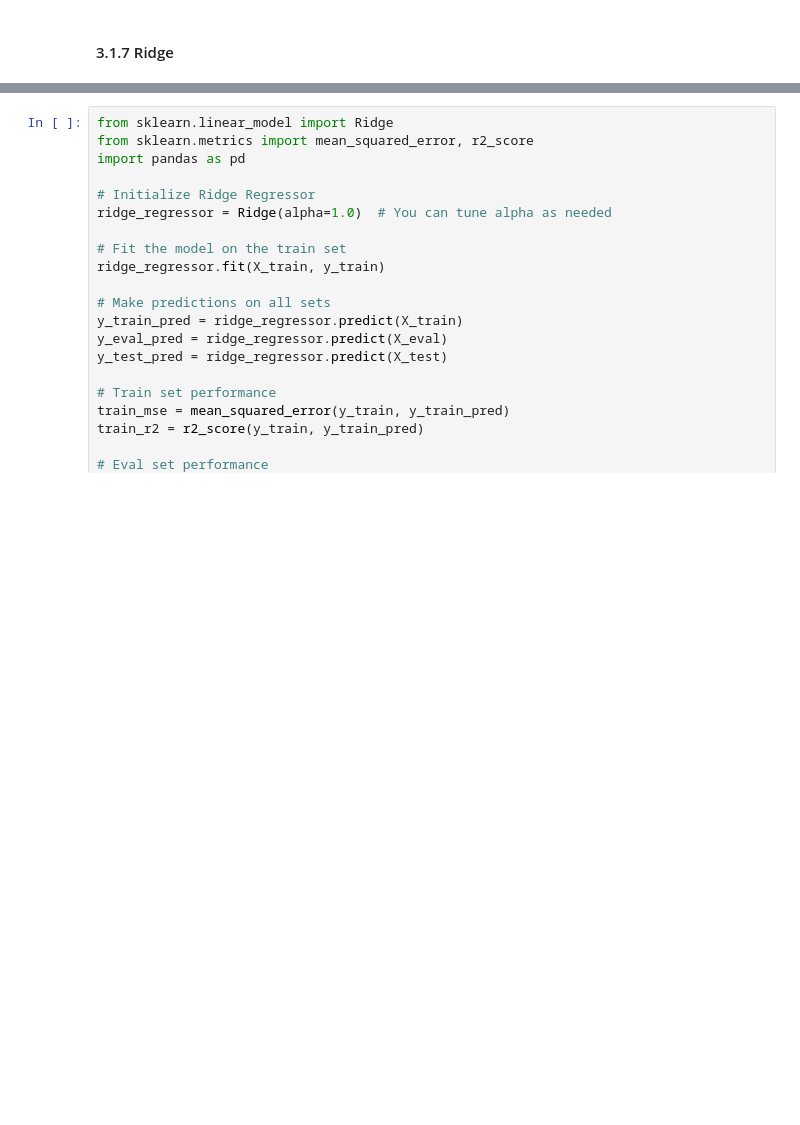
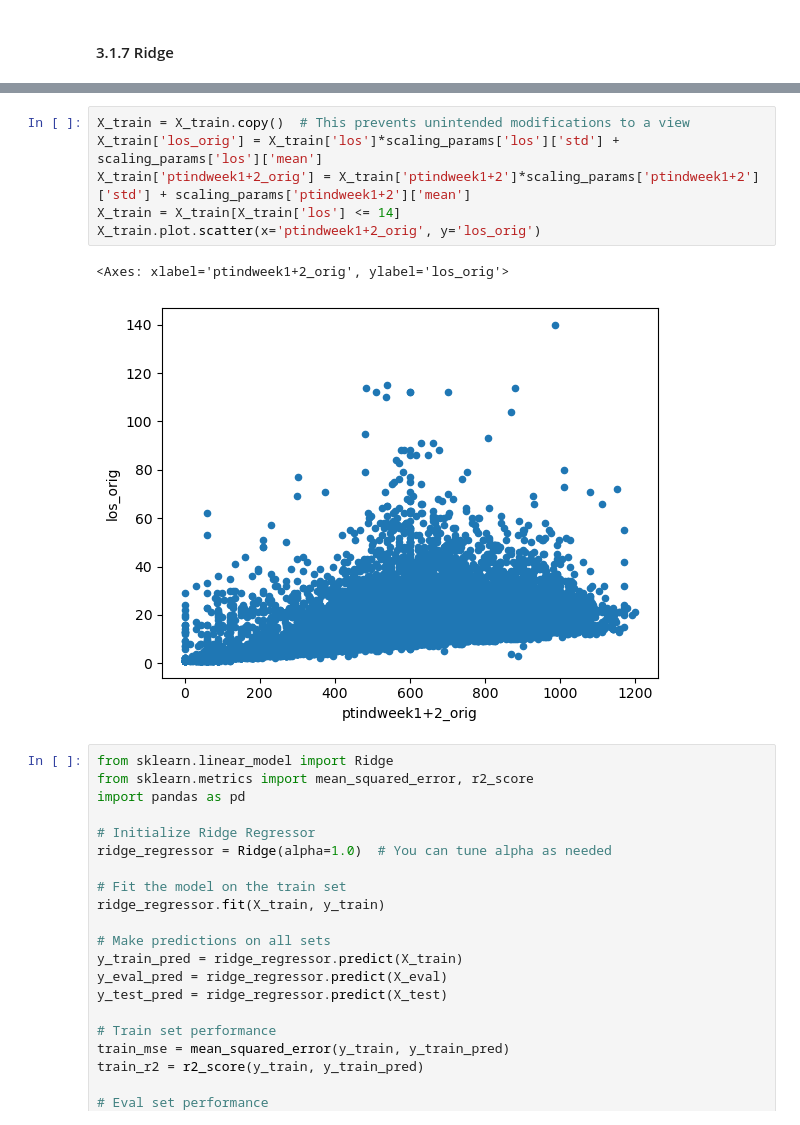
Before and after one commit to d9sus4/KL2, a Jupyter notebook: model_data.ipynb, the cells around one changed output, grey strips where cells are left out. Saved outputs shown, nothing was run; the diff lists cells and outputs as text; blank space fills up the shorter version.

```diff
--- a/model_data.ipynb
+++ b/model_data.ipynb
@@ -1260,3 +1270,12 @@ correlation_matrix = generate_correlation_matrix(X_train, exclude_binary=True, t
+# %%
+X_train = X_train.copy()  # This prevents unintended modifications to a view
+X_train['los_orig'] = X_train['los']*scaling_params['los']['std'] + scaling_params['los']['mean']
+X_train['ptindweek1+2_orig'] = X_train['ptindweek1+2']*scaling_params['ptindweek1+2']['std'] + scaling_params['ptindweek1+2']['mean']
+X_train = X_train[X_train['los'] <= 14]
+X_train.plot.scatter(x='ptindweek1+2_orig', y='los_orig')
+# %% [output]
+<Axes: xlabel='ptindweek1+2_orig', ylabel='los_orig'>
+[figure, added]
 # %%
 from sklearn.linear_model import Ridge
 from sklearn.metrics import mean_squared_error, r2_score
```
Also changed, not shown: parts of 9 cells of this notebook, 5 other files.
